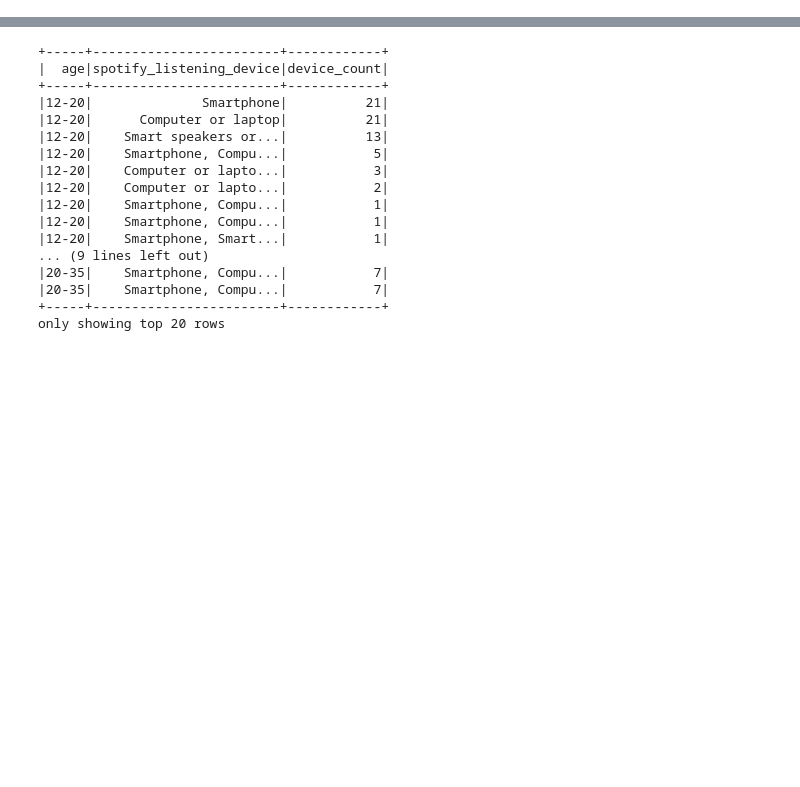
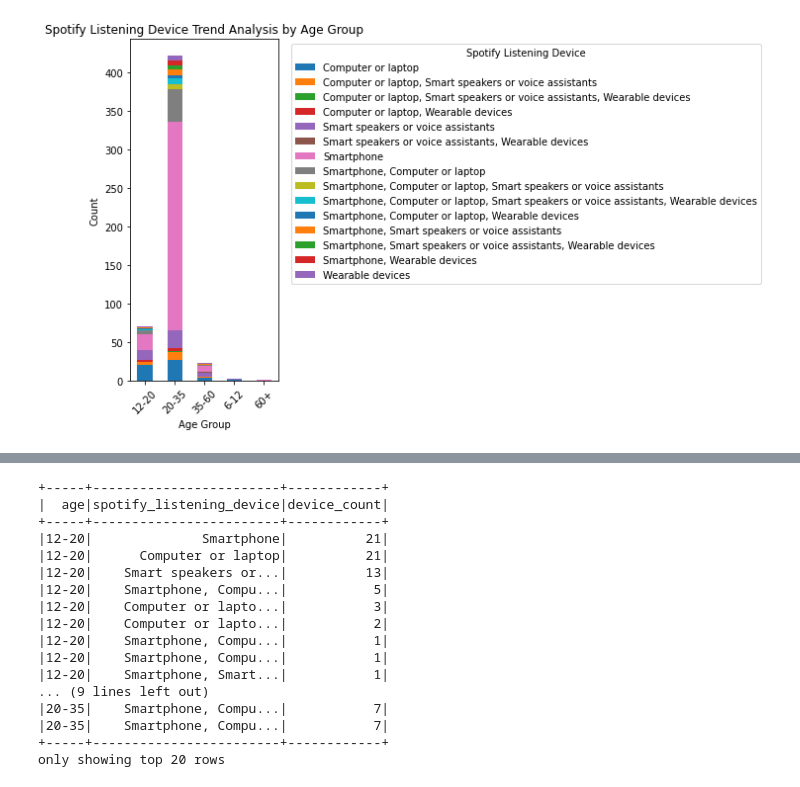
Before and after one commit to ferozqureshi/ListeningDataProject, a Jupyter notebook: src/Listening_Data.ipynb, the cells around one changed output, grey strips where cells are left out. Drawn from its saved outputs; the diff is of its cells as text; code cells hidden in the pictures; blank space fills up the shorter version.

```diff
--- a/src/Listening_Data.ipynb
+++ b/src/Listening_Data.ipynb
@@ -42,0 +75,19 @@ df.createOrReplaceTempView(temp_table_name)
+# %%
+# b) Additionally, create a trend analysis for "spotify_listening_device" for each age group.
+import pandas as pd
+import matplotlib.pyplot as plt
+
+grouped_data = df.groupBy("Age", "spotify_listening_device").count().orderBy("Age")
+pandas_data = grouped_data.toPandas()
+pivot_data = pandas_data.pivot(index="Age", columns="spotify_listening_device", values="count")
+
+# Plotting the bar chart
+pivot_data.plot(kind="bar", stacked=True, figsize=(10, 6))
+plt.title("Spotify Listening Device Trend Analysis by Age Group")
+plt.xlabel("Age Group")
+plt.ylabel("Count")
+plt.xticks(rotation=45)
+plt.legend(title="Spotify Listening Device", bbox_to_anchor=(1.05, 1), loc="upper left")
+plt.tight_layout()
+plt.show()
+# %% [output]
@@ -43,3 +95,4 @@ df.createOrReplaceTempView(temp_table_name)
+[figure, added]
 # %%
 # a) What are the preferred "preferred_listening_content" and "fav_music_genre" for premium subscribers? Please provide this    information for various age groups.
 
```
Also changed, not shown: parts of 7 cells of this notebook.
